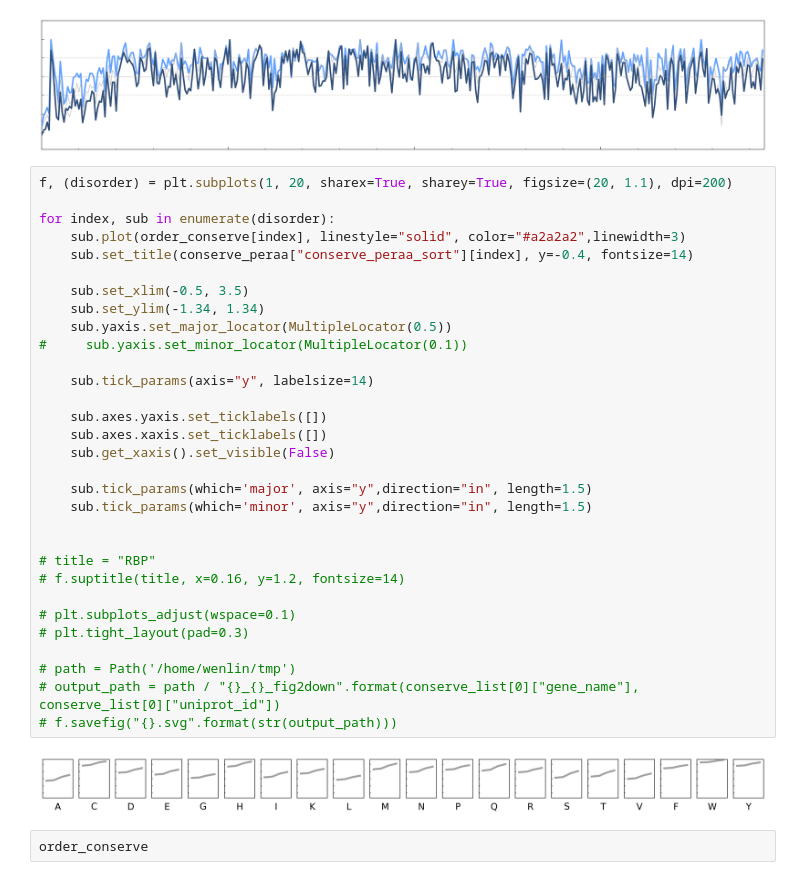
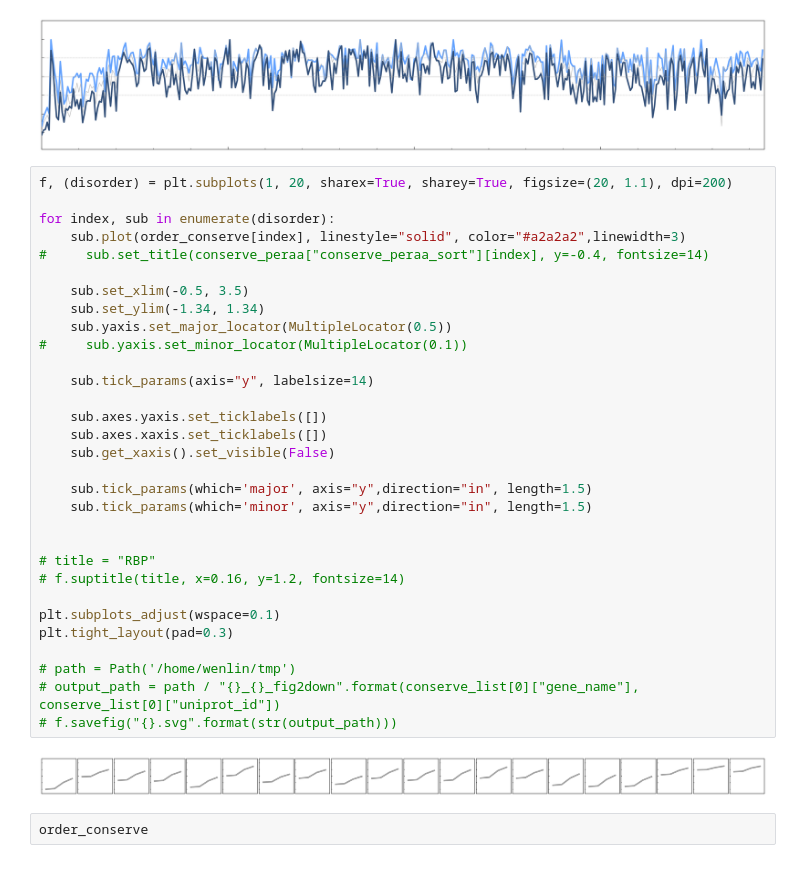
Before and after one commit to allmwh/the_return_of_the_rings, a Jupyter notebook: fig2.ipynb, the cells around one changed output. Drawn from its saved outputs; the diff is of its cells as text.

```diff
--- a/fig2.ipynb
+++ b/fig2.ipynb
@@ -396,36 +396,36 @@ f.savefig("{}.svg".format(str(output_path)))
 # %%
 f, (disorder) = plt.subplots(1, 20, sharex=True, sharey=True, figsize=(20, 1.1), dpi=200)
 
 for index, sub in enumerate(disorder):
     sub.plot(order_conserve[index], linestyle="solid", color="#a2a2a2",linewidth=3)
-    sub.set_title(conserve_peraa["conserve_peraa_sort"][index], y=-0.4, fontsize=14)
+#     sub.set_title(conserve_peraa["conserve_peraa_sort"][index], y=-0.4, fontsize=14)
 
     sub.set_xlim(-0.5, 3.5)
     sub.set_ylim(-1.34, 1.34)
     sub.yaxis.set_major_locator(MultipleLocator(0.5))
 #     sub.yaxis.set_minor_locator(MultipleLocator(0.1))
 
     sub.tick_params(axis="y", labelsize=14)
 
     sub.axes.yaxis.set_ticklabels([])
     sub.axes.xaxis.set_ticklabels([])
     sub.get_xaxis().set_visible(False)
 
     sub.tick_params(which='major', axis="y",direction="in", length=1.5)
     sub.tick_params(which='minor', axis="y",direction="in", length=1.5)
 
 
 # title = "RBP"
 # f.suptitle(title, x=0.16, y=1.2, fontsize=14)
 
-# plt.subplots_adjust(wspace=0.1)
-# plt.tight_layout(pad=0.3)
+plt.subplots_adjust(wspace=0.1)
+plt.tight_layout(pad=0.3)
 
 # path = Path('/home/wenlin/tmp')
 # output_path = path / "{}_{}_fig2down".format(conserve_list[0]["gene_name"], conserve_list[0]["uniprot_id"])
 # f.savefig("{}.svg".format(str(output_path)))
 # %% [output]
-[figure, old version]
+[figure, new version]
 # %%
 order_conserve
 # %% [output]
```
Also changed, not shown: parts of 1 cell of this notebook, 5 other files.
